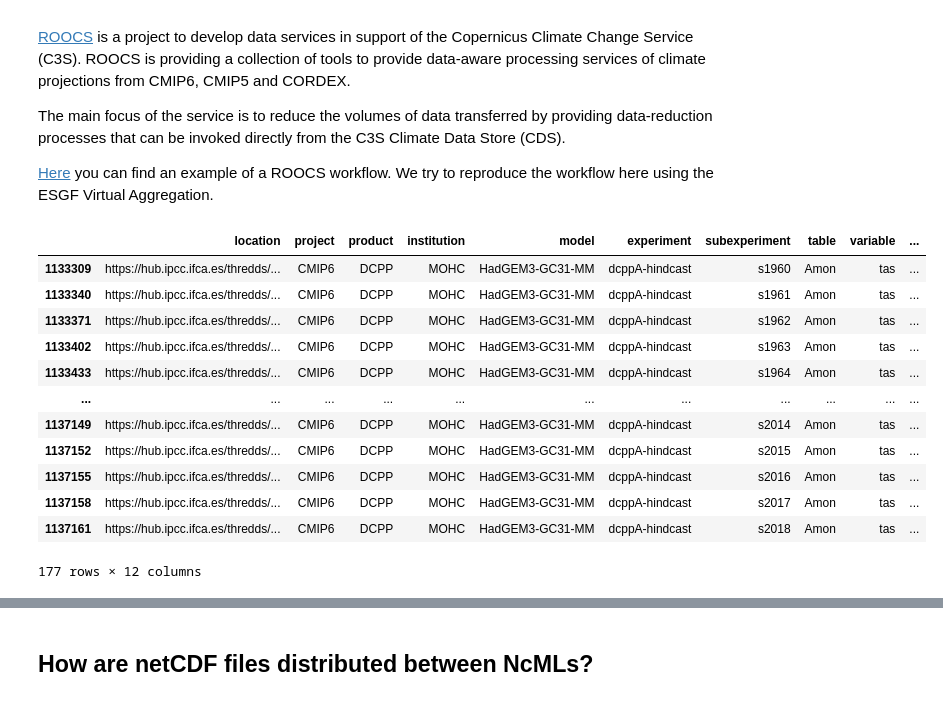
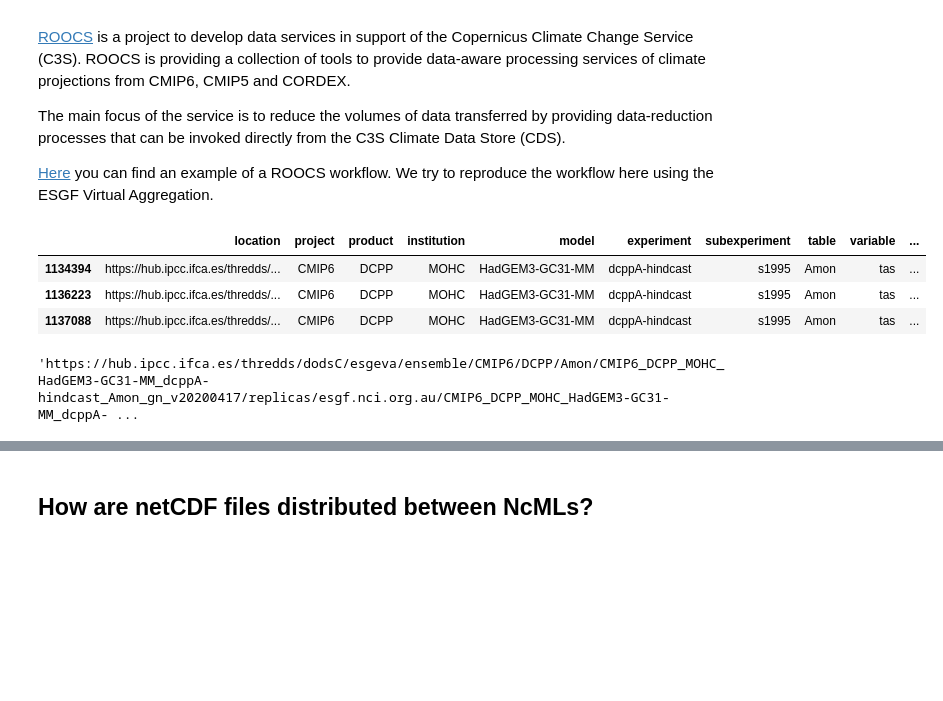
Before and after one commit to zequihg50/esgf-virtual-aggregation, a Jupyter notebook: demo.ipynb, the cells around one changed output, grey strips where cells are left out. Cells and saved outputs as stored; diff of their text form; code cells hidden in the pictures; blank space fills up the shorter version.

```diff
--- a/demo.ipynb
+++ b/demo.ipynb
@@ -45,5 +42,5 @@ Currently, the invetory is a CSV file which can be queried for locating the desi
 # %%
-df = pd.read_csv("https://hub.ipcc.ifca.es/thredds/fileServer/inventory.csv")
+df = pd.read_csv("https://hub.ipcc.ifca.es/thredds/fileServer/public/inventory.csv")
 
 # Find a dataset
 subset = df.query("product == 'ScenarioMIP' & model == 'CNRM-CM6-1' & experiment == 'ssp245' & table == 'day' & variable == 'tas' & version == 'v20190410'")
@@ -426,20 +463,16 @@ The main focus of the service is to reduce the volumes of data transferred by pr
 [Here](https://nbviewer.org/github/roocs/rooki/blob/master/notebooks/demo/demo-rooki-concat-with-average-cmip6-decadal.ipynb) you can find an example of a ROOCS workflow. We try to reproduce the workflow here using the ESGF Virtual Aggregation.
 # %%
 # CMIP6.DCPP.MOHC.HadGEM3-GC31-MM.dcppA-hindcast.s1995-r1i1p1f2.Amon.tas.gn.v20200417
-subset = df.query("product == 'DCPP' & model == 'HadGEM3-GC31-MM' & experiment == 'dcppA-hindcast' & table == 'Amon' & variable == 'tas' & version == 'v20200417'")
+subset = df.query("product == 'DCPP' & model == 'HadGEM3-GC31-MM' & experiment == 'dcppA-hindcast' & subexperiment == 's1995' & table == 'Amon' & variable == 'tas' & version == 'v20200417'")
 subset
 # %% [output]
 |  | location | project | product | institution | model | experiment | subexperiment | table | variable | ... |
-| 1133309 | https://hub.ipcc.ifca.es/thredds/... | CMIP6 | DCPP | MOHC | HadGEM3-GC31-MM | dcppA-hindcast | s1960 | Amon | tas | ... |
-| 1133340 | https://hub.ipcc.ifca.es/thredds/... | CMIP6 | DCPP | MOHC | HadGEM3-GC31-MM | dcppA-hindcast | s1961 | Amon | tas | ... |
-| 1133371 | https://hub.ipcc.ifca.es/thredds/... | CMIP6 | DCPP | MOHC | HadGEM3-GC31-MM | dcppA-hindcast | s1962 | Amon | tas | ... |
-| 1133402 | https://hub.ipcc.ifca.es/thredds/... | CMIP6 | DCPP | MOHC | HadGEM3-GC31-MM | dcppA-hindcast | s1963 | Amon | tas | ... |
-| 1133433 | https://hub.ipcc.ifca.es/thredds/... | CMIP6 | DCPP | MOHC | HadGEM3-GC31-MM | dcppA-hindcast | s1964 | Amon | tas | ... |
-| ... | ... | ... | ... | ... | ... | ... | ... | ... | ... | ... |
-| 1137149 | https://hub.ipcc.ifca.es/thredds/... | CMIP6 | DCPP | MOHC | HadGEM3-GC31-MM | dcppA-hindcast | s2014 | Amon | tas | ... |
-| 1137152 | https://hub.ipcc.ifca.es/thredds/... | CMIP6 | DCPP | MOHC | HadGEM3-GC31-MM | dcppA-hindcast | s2015 | Amon | tas | ... |
-| 1137155 | https://hub.ipcc.ifca.es/thredds/... | CMIP6 | DCPP | MOHC | HadGEM3-GC31-MM | dcppA-hindcast | s2016 | Amon | tas | ... |
-| 1137158 | https://hub.ipcc.ifca.es/thredds/... | CMIP6 | DCPP | MOHC | HadGEM3-GC31-MM | dcppA-hindcast | s2017 | Amon | tas | ... |
-| 1137161 | https://hub.ipcc.ifca.es/thredds/... | CMIP6 | DCPP | MOHC | HadGEM3-GC31-MM | dcppA-hindcast | s2018 | Amon | tas | ... |
+| 1134394 | https://hub.ipcc.ifca.es/thredds/... | CMIP6 | DCPP | MOHC | HadGEM3-GC31-MM | dcppA-hindcast | s1995 | Amon | tas | ... |
+| 1136223 | https://hub.ipcc.ifca.es/thredds/... | CMIP6 | DCPP | MOHC | HadGEM3-GC31-MM | dcppA-hindcast | s1995 | Amon | tas | ... |
+| 1137088 | https://hub.ipcc.ifca.es/thredds/... | CMIP6 | DCPP | MOHC | HadGEM3-GC31-MM | dcppA-hindcast | s1995 | Amon | tas | ... |
-177 rows × 12 columns
+# %%
+url = subset.query("replica == 'esgf.nci.org.au'").iloc[0]["location"]
+url
+# %% [output]
+'https://hub.ipcc.ifca.es/thredds/dodsC/esgeva/ensemble/CMIP6/DCPP/Amon/CMIP6_DCPP_MOHC_HadGEM3-GC31-MM_dcppA-hindcast_Amon_gn_v20200417/replicas/esgf.nci.org.au/CMIP6_DCPP_MOHC_HadGEM3-GC31-MM_dcppA- ...
 # %%
```
Also changed, not shown: parts of 22 cells of this notebook, 1 other file.
